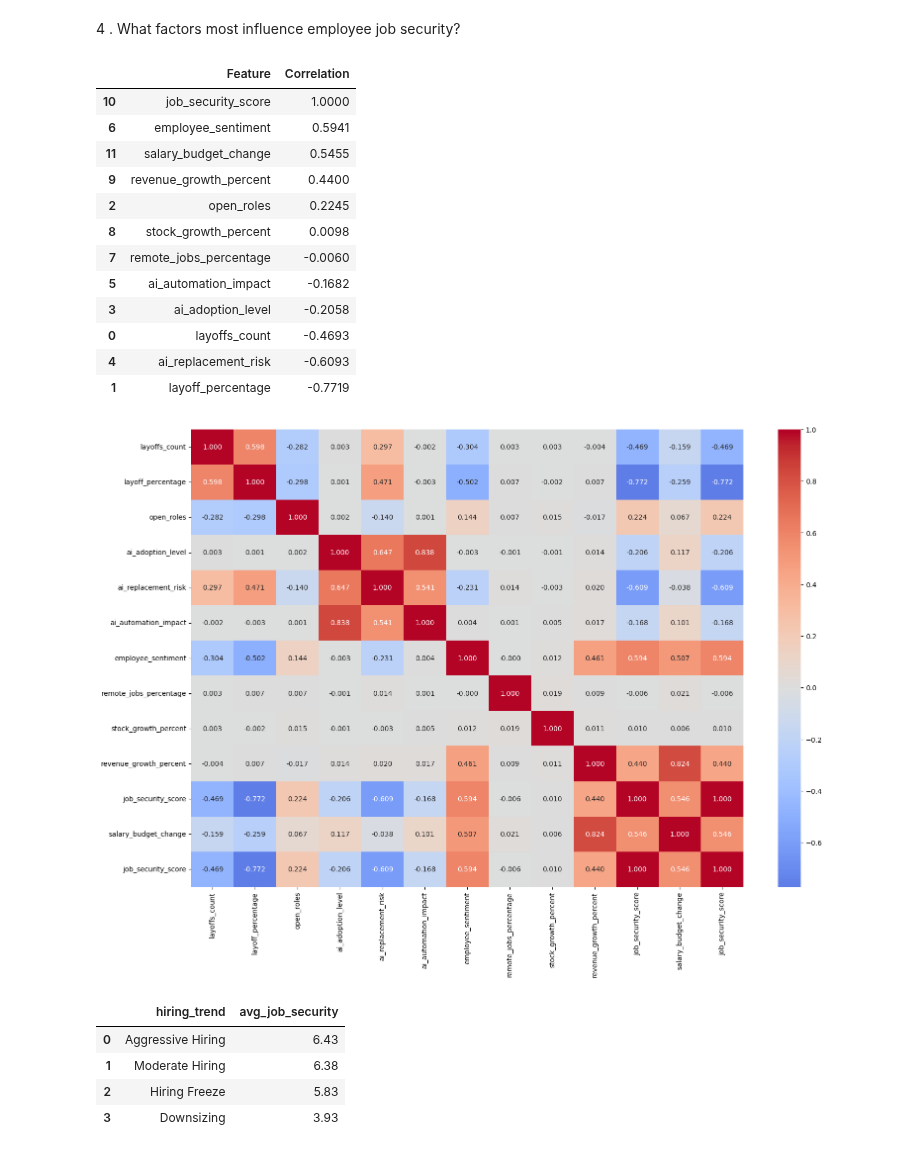
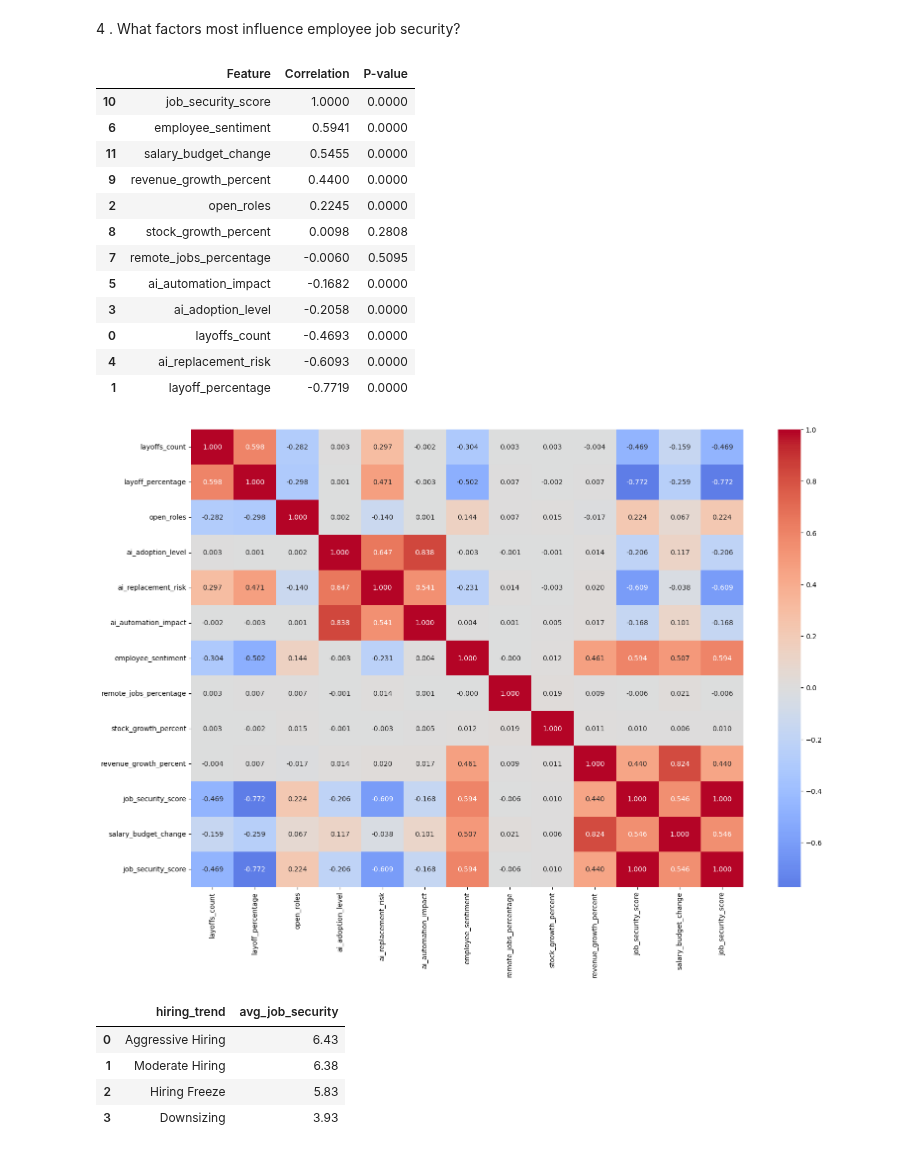
Before and after one commit to Ishasavani1402/Data-Analytics, a Jupyter notebook: tech_layoffs_hiring_trends/EDA.ipynb, the cells around one changed output. Saved outputs shown, nothing was run; the diff lists cells and outputs as text; code cells hidden in the pictures.

```diff
--- a/tech_layoffs_hiring_trends/EDA.ipynb
+++ b/tech_layoffs_hiring_trends/EDA.ipynb
@@ -563,37 +704,37 @@ pd.read_sql_query(text("""select market_condition , sum(employee_sentiment) as t
 # %% [markdown]
 4 . What factors most influence employee job security?
 # %%
-from scipy.stats import pearsonr, chi2_contingency,spearmanr , chi_square
+from scipy.stats import pearsonr
 numeric_features = ['layoffs_count', 'layoff_percentage', 'open_roles', 'ai_adoption_level', 'ai_replacement_risk', 'ai_automation_impact', 'employee_sentiment','remote_jobs_percentage','stock_growth_percent' , 'revenue_growth_percent', 'job_security_score','salary_budget_change']
 correlations = []
 for col in numeric_features:
     corr, p_value = pearsonr(df[col], df['job_security_score'])
     correlations.append({
         'Feature': col,
         'Correlation': round(corr, 4),
-        # 'P-value': round(p_value, 4)
+        'P-value': round(p_value, 4)
     })
 
 corr_df = pd.DataFrame(correlations).sort_values(by='Correlation', ascending=False)
 display(corr_df)
 plt.figure(figsize=(18, 12))
 corr_matrix = df[numeric_features + ['job_security_score']].corr()
 sns.heatmap(corr_matrix , annot=True, cmap='coolwarm', center=0, fmt='.3f')
 plt.show()
 # %% [output]
-|  | Feature | Correlation |
-| 10 | job_security_score | 1.0000 |
-| 6 | employee_sentiment | 0.5941 |
-| 11 | salary_budget_change | 0.5455 |
-| 9 | revenue_growth_percent | 0.4400 |
-| 2 | open_roles | 0.2245 |
-| 8 | stock_growth_percent | 0.0098 |
-| 7 | remote_jobs_percentage | -0.0060 |
-| 5 | ai_automation_impact | -0.1682 |
-| 3 | ai_adoption_level | -0.2058 |
-| 0 | layoffs_count | -0.4693 |
-| 4 | ai_replacement_risk | -0.6093 |
-| 1 | layoff_percentage | -0.7719 |
+|  | Feature | Correlation | P-value |
+| 10 | job_security_score | 1.0000 | 0.0000 |
+| 6 | employee_sentiment | 0.5941 | 0.0000 |
+| 11 | salary_budget_change | 0.5455 | 0.0000 |
+| 9 | revenue_growth_percent | 0.4400 | 0.0000 |
+| 2 | open_roles | 0.2245 | 0.0000 |
+| 8 | stock_growth_percent | 0.0098 | 0.2808 |
+| 7 | remote_jobs_percentage | -0.0060 | 0.5095 |
+| 5 | ai_automation_impact | -0.1682 | 0.0000 |
+| 3 | ai_adoption_level | -0.2058 | 0.0000 |
+| 0 | layoffs_count | -0.4693 | 0.0000 |
+| 4 | ai_replacement_risk | -0.6093 | 0.0000 |
+| 1 | layoff_percentage | -0.7719 | 0.0000 |
 [figure]
 # %%
 hiring_trends =  pd.read_sql_query(text("""SELECT
```
Also changed, not shown: parts of 13 cells of this notebook, 1 other file.
